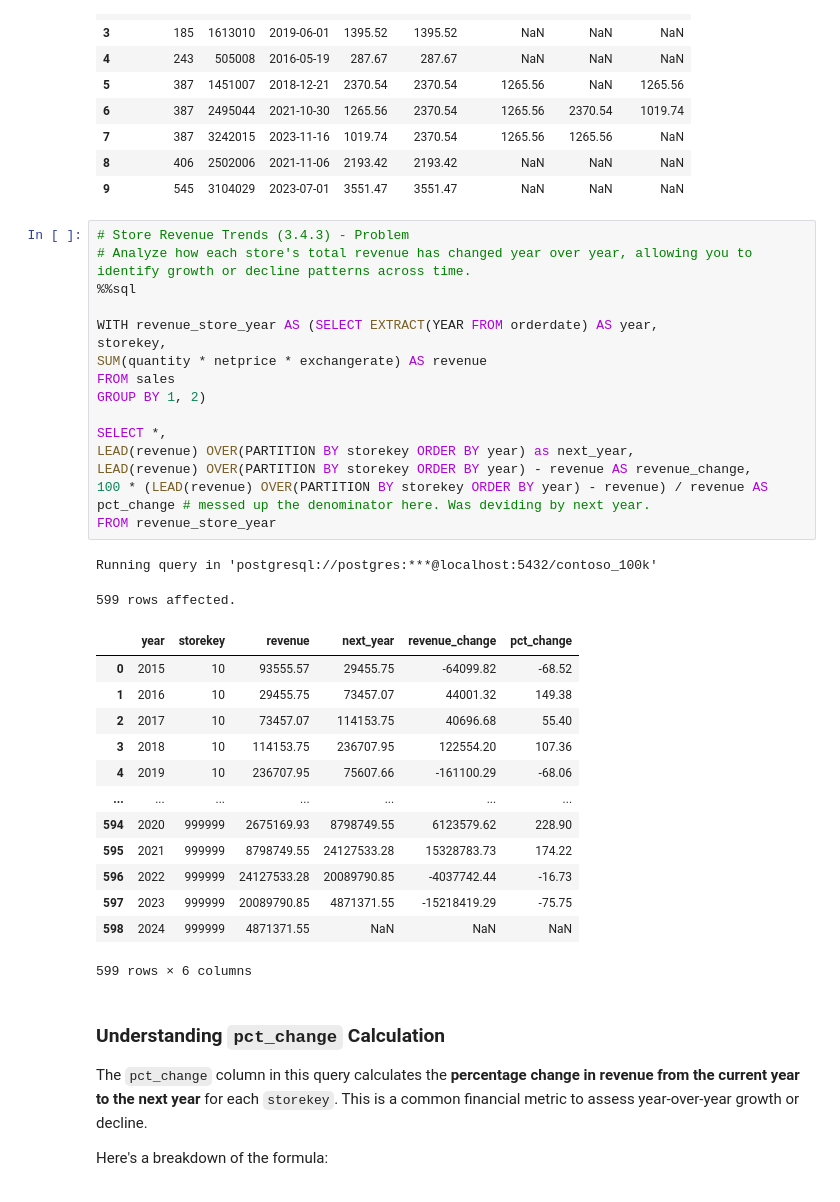
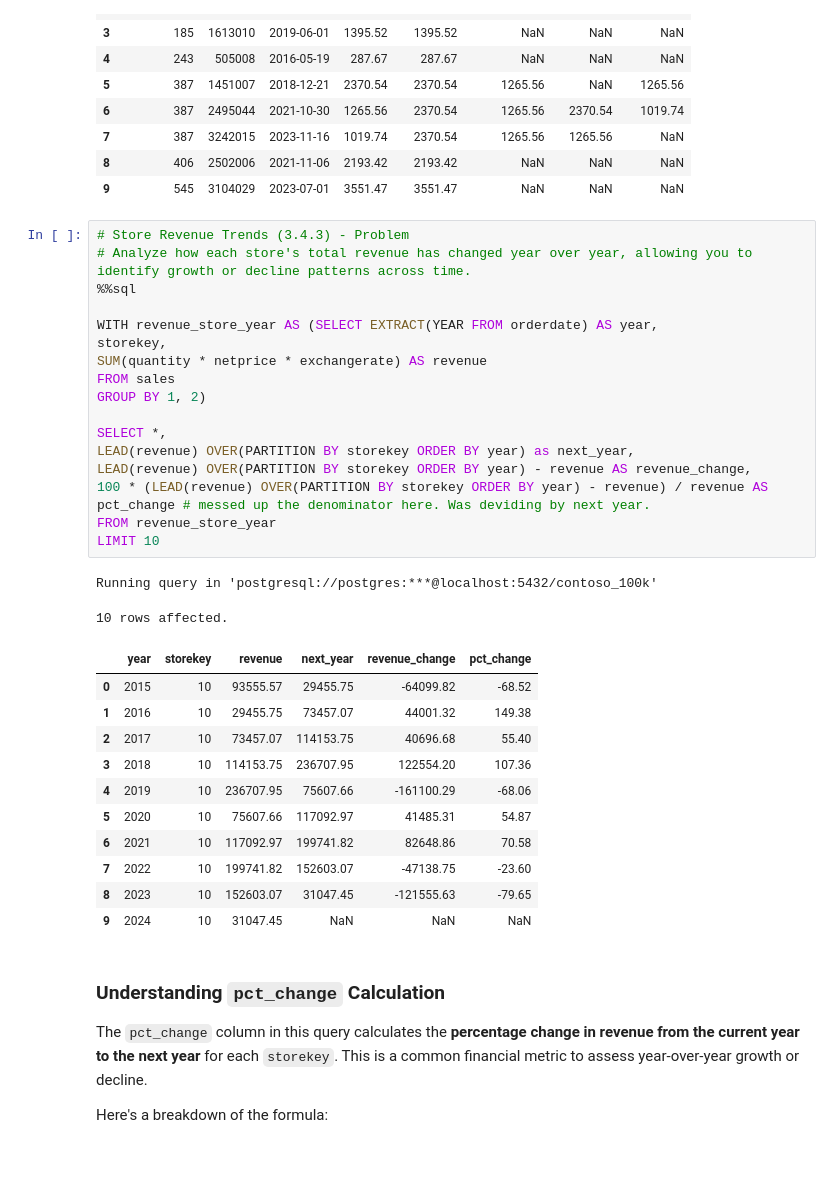
Before and after one commit to Du6eniuk/Du6eniuk, a Jupyter notebook: 0_Intro/2_Colab_Notebooks.ipynb, the cells around one changed output. Drawn from its saved outputs; the diff is of its cells as text; blank space fills up the shorter version.

```diff
--- a/0_Intro/2_Colab_Notebooks.ipynb
+++ b/0_Intro/2_Colab_Notebooks.ipynb
@@ -1533,35 +1533,34 @@ Running query in 'postgresql://postgres:***@localhost:5432/contoso_100k'
 # %%
 # Store Revenue Trends (3.4.3) - Problem
 # Analyze how each store's total revenue has changed year over year, allowing you to identify growth or decline patterns across time.
 %%sql
 
 WITH revenue_store_year AS (SELECT EXTRACT(YEAR FROM orderdate) AS year,
 storekey,
 SUM(quantity * netprice * exchangerate) AS revenue
 FROM sales
 GROUP BY 1, 2)
 
 SELECT *,
 LEAD(revenue) OVER(PARTITION BY storekey ORDER BY year) as next_year,
 LEAD(revenue) OVER(PARTITION BY storekey ORDER BY year) - revenue AS revenue_change,
 100 * (LEAD(revenue) OVER(PARTITION BY storekey ORDER BY year) - revenue) / revenue AS pct_change # messed up the denominator here. Was deviding by next year.
 FROM revenue_store_year
+LIMIT 10
 # %% [output]
 Running query in 'postgresql://postgres:***@localhost:5432/contoso_100k'
-599 rows affected.
+10 rows affected.
 |  | year | storekey | revenue | next_year | revenue_change | pct_change |
 | 0 | 2015 | 10 | 93555.57 | 29455.75 | -64099.82 | -68.52 |
 | 1 | 2016 | 10 | 29455.75 | 73457.07 | 44001.32 | 149.38 |
 | 2 | 2017 | 10 | 73457.07 | 114153.75 | 40696.68 | 55.40 |
 | 3 | 2018 | 10 | 114153.75 | 236707.95 | 122554.20 | 107.36 |
 | 4 | 2019 | 10 | 236707.95 | 75607.66 | -161100.29 | -68.06 |
-| ... | ... | ... | ... | ... | ... | ... |
-| 594 | 2020 | 999999 | 2675169.93 | 8798749.55 | 6123579.62 | 228.90 |
-| 595 | 2021 | 999999 | 8798749.55 | 24127533.28 | 15328783.73 | 174.22 |
-| 596 | 2022 | 999999 | 24127533.28 | 20089790.85 | -4037742.44 | -16.73 |
-| 597 | 2023 | 999999 | 20089790.85 | 4871371.55 | -15218419.29 | -75.75 |
-| 598 | 2024 | 999999 | 4871371.55 | NaN | NaN | NaN |
+| 5 | 2020 | 10 | 75607.66 | 117092.97 | 41485.31 | 54.87 |
+| 6 | 2021 | 10 | 117092.97 | 199741.82 | 82648.86 | 70.58 |
+| 7 | 2022 | 10 | 199741.82 | 152603.07 | -47138.75 | -23.60 |
+| 8 | 2023 | 10 | 152603.07 | 31047.45 | -121555.63 | -79.65 |
+| 9 | 2024 | 10 | 31047.45 | NaN | NaN | NaN |
-599 rows × 6 columns
 # %% [markdown]
 ### Understanding `pct_change` Calculation
 
```
